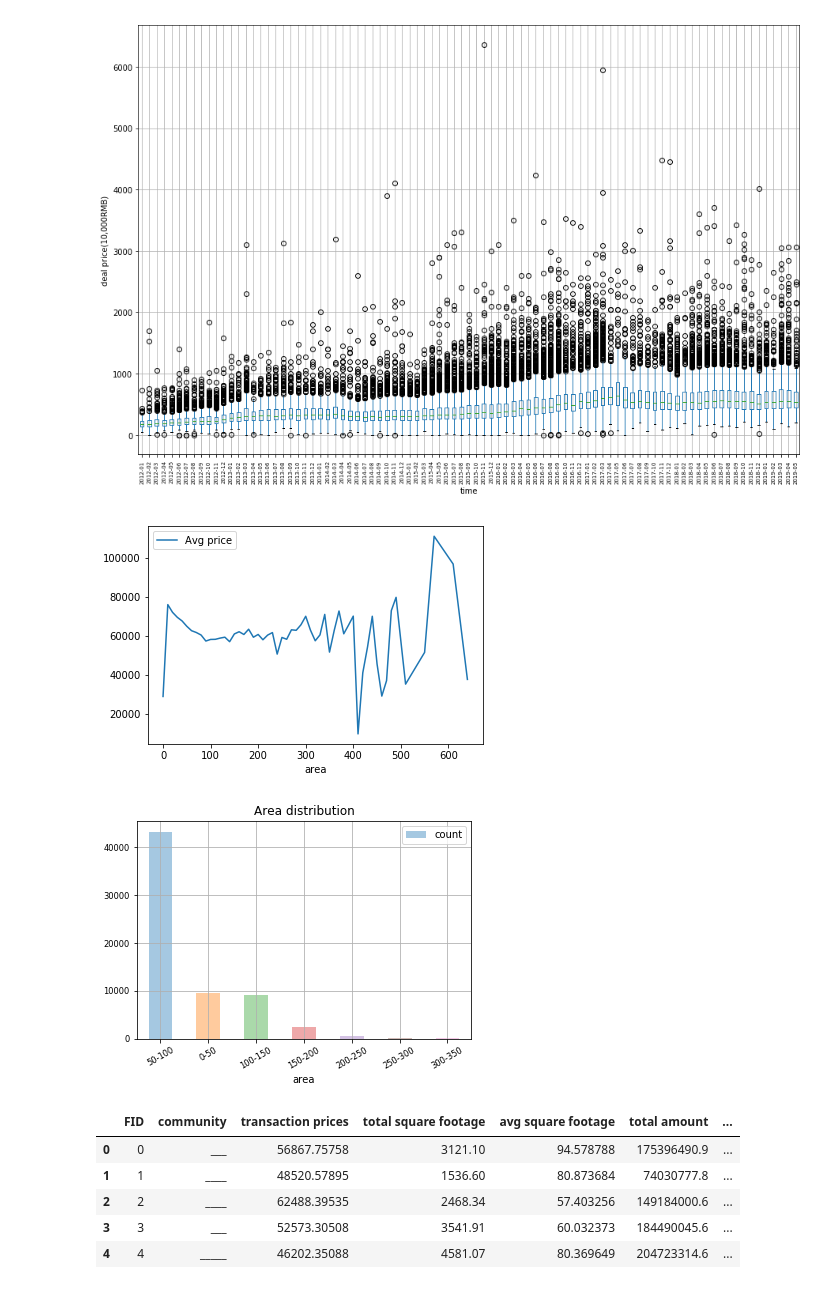
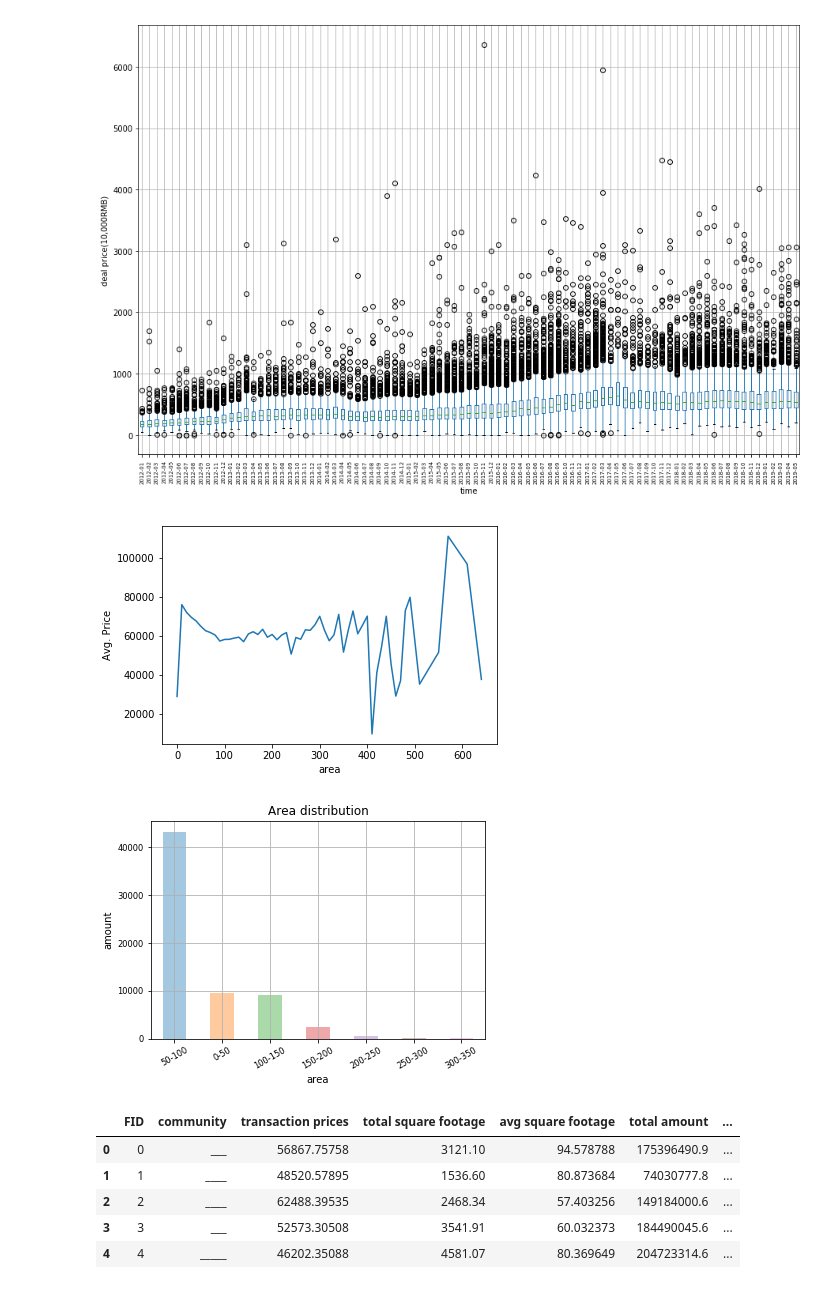
Before and after one commit to ShuweiLeung/ECE-143, a Jupyter notebook: visualization_prediction.ipynb, the cells around one changed output. Cells and saved outputs as stored; diff of their text form; code cells hidden in the pictures.

```diff
--- a/visualization_prediction.ipynb
+++ b/visualization_prediction.ipynb
@@ -201,22 +201,22 @@ for squares in price_by_square_index:
 		price_by_square_stat.append(np.array([price_by_square.loc[squares]['avgPrice']]))
 plt.plot(price_by_square_index, price_by_square_line)
 plt.xlabel('area')
-plt.legend(['Avg price'])
+plt.ylabel('Avg. Price')
 plt.show()
 # %% [output]
-[figure, old version]
+[figure, new version]
 # %%
 fig,ax2 = plt.subplots(1,1)
 area_level = [0, 50, 100, 150, 200, 250, 300, 500]
 label_level = ['0-50', '50-100', '100-150', '150-200', '200-250', '250-300', '300-350']
 area_cut = pd.cut(house['Area(square meters)'], area_level, labels=label_level)
 area_cut.value_counts().plot(kind='bar', rot=30, alpha=0.4, grid=True, fontsize='small', ax=ax2)
 plt.title('Area distribution')
 plt.xlabel('area')
-plt.legend(['count'])
+plt.ylabel('amount')
 plt.show()
 # %% [output]
-[figure, old version]
+[figure, new version]
 # %%
 location = pd.read_csv('location_dataset.csv')
 location.head()
```
Also changed, not shown: parts of 1 cell of this notebook.
